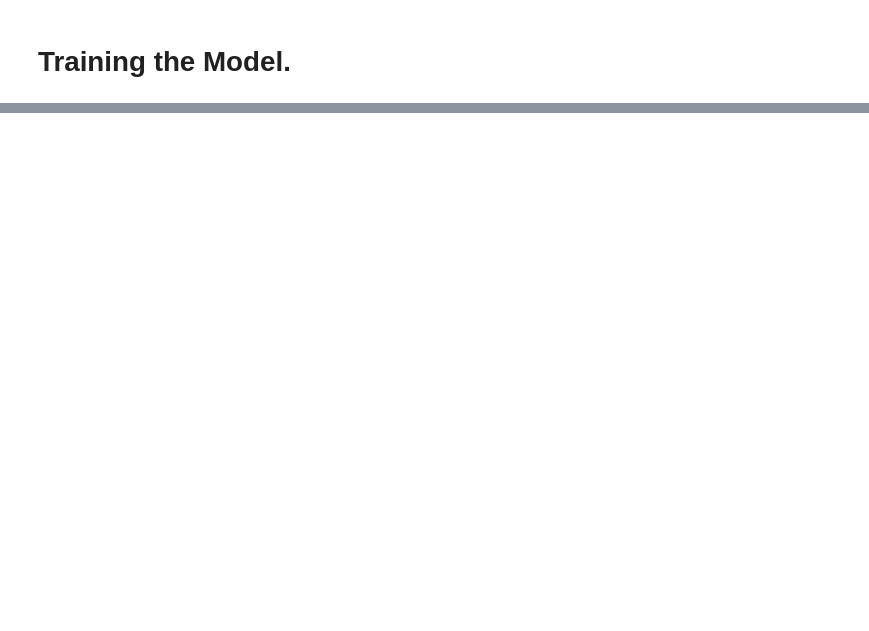
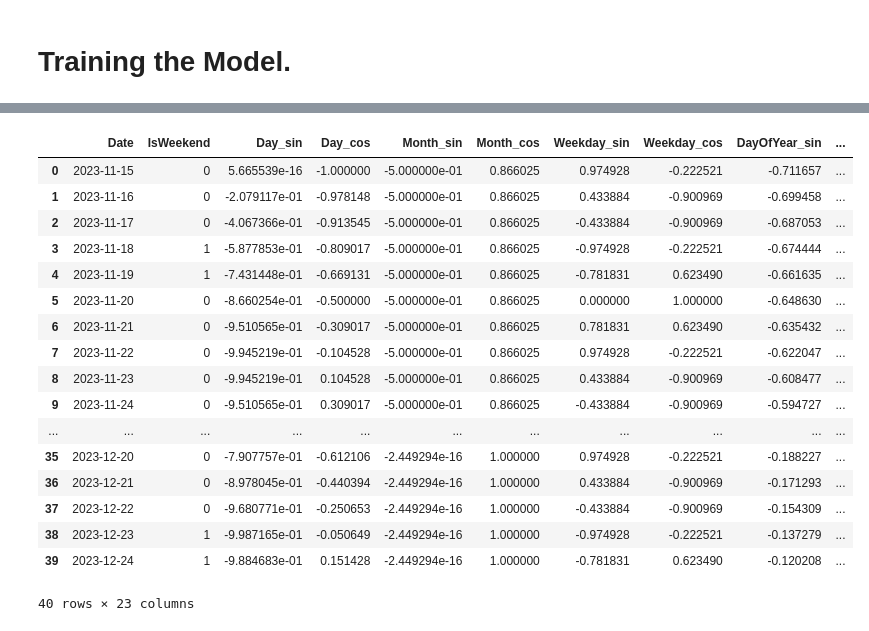
Before and after one commit to milan-roy/CDIS-Project, a Jupyter notebook: ATGL/Jupyer Notebooks/ATGL_FFNN_With_Weather_Mar_2025.ipynb, the cells around one changed output, grey strips where cells are left out. Drawn from its saved outputs; the diff is of its cells as text; code cells hidden in the pictures; blank space fills up the shorter version.

```diff
--- a/ATGL/Jupyer Notebooks/ATGL_FFNN_With_Weather_Mar_2025.ipynb
+++ b/ATGL/Jupyer Notebooks/ATGL_FFNN_With_Weather_Mar_2025.ipynb
@@ -67,14 +132,2 @@ combined_df
 # %% [markdown]
 # Training the Model.
-# %%
-features = ['Weekday','Sales_Day_1', 'Sales_Day_2', 'Sales_Day_3',
-       'Sales_Day_4', 'Sales_Day_5', 'Sales_Day_6', 'Sales_Day_7',
-       'Temp', 'Humidity', 'Rain',]
-target = 'Sales'
-
-train_size = int(0.7 * len(combined_df))  # 70% for training
-val_size = int(0.85 * len(combined_df)) # 15% for validation
-train_df, val_df, test_df = combined_df[:train_size], combined_df[train_size:val_size], combined_df[val_size:]
-
-X_train, y_train = train_df[features].values.astype('float'), train_df[target].values.astype('float')
-X_val, y_val = val_df[features].values.astype('float'), val_df[target].values.astype('float')
@@ -151,0 +263,19 @@ fig.show()
+# %%
+features = ['IsWeekend', 'Day_sin', 'Day_cos', 'Month_sin', 'Month_cos', 'Weekday_sin',
+            'Weekday_cos', 'DayOfYear_sin', 'DayOfYear_cos','Sales_MA_7','Temp','Humidity','Rain',
+            ]
+
+target = 'Sales'
+plot_graphs = False
+
+train_df, val_df, test_df = get_train_val_test_dfs(combined_df)
+model, history = model_train(train_df, val_df, features, target)
+if(plot_graphs):
+    plot_training_graphs(history)
+
+test_copy_df = test_df.copy(deep=True)
+model_test(model, test_copy_df, features, target)
+print(f"MAPE for test data: {mape(test_copy_df['Sales'], test_copy_df['Predicted_Sales'])}")
+
+if(plot_graphs):
+    plot_test_graphs(test_copy_df)
@@ -151,0 +301,27 @@ fig.show()
+# %%
+test_df['Predicted_Sales'] = np.nan
+test_df.loc[1:,'Sales_MA_7':'Sales_Day_1'] = np.nan
+test_df[['Predicted_Sales','Sales']] = test_df[['Sales','Predicted_Sales']]
+test_df = test_df.rename(columns={'Sales': 'Temp'})
+test_df = test_df.rename(columns={'Predicted_Sales': 'Sales'})
+test_df = test_df.rename(columns={'Temp': 'Predicted_Sales'})
+test_df
+# %% [output]
+|  | Date | IsWeekend | Day_sin | Day_cos | Month_sin | Month_cos | Weekday_sin | Weekday_cos | DayOfYear_sin | ... |
+| 0 | 2023-11-15 | 0 | 5.665539e-16 | -1.000000 | -5.000000e-01 | 0.866025 | 0.974928 | -0.222521 | -0.711657 | ... |
+| 1 | 2023-11-16 | 0 | -2.079117e-01 | -0.978148 | -5.000000e-01 | 0.866025 | 0.433884 | -0.900969 | -0.699458 | ... |
+| 2 | 2023-11-17 | 0 | -4.067366e-01 | -0.913545 | -5.000000e-01 | 0.866025 | -0.433884 | -0.900969 | -0.687053 | ... |
+| 3 | 2023-11-18 | 1 | -5.877853e-01 | -0.809017 | -5.000000e-01 | 0.866025 | -0.974928 | -0.222521 | -0.674444 | ... |
+| 4 | 2023-11-19 | 1 | -7.431448e-01 | -0.669131 | -5.000000e-01 | 0.866025 | -0.781831 | 0.623490 | -0.661635 | ... |
+| 5 | 2023-11-20 | 0 | -8.660254e-01 | -0.500000 | -5.000000e-01 | 0.866025 | 0.000000 | 1.000000 | -0.648630 | ... |
+| 6 | 2023-11-21 | 0 | -9.510565e-01 | -0.309017 | -5.000000e-01 | 0.866025 | 0.781831 | 0.623490 | -0.635432 | ... |
+| 7 | 2023-11-22 | 0 | -9.945219e-01 | -0.104528 | -5.000000e-01 | 0.866025 | 0.974928 | -0.222521 | -0.622047 | ... |
+| 8 | 2023-11-23 | 0 | -9.945219e-01 | 0.104528 | -5.000000e-01 | 0.866025 | 0.433884 | -0.900969 | -0.608477 | ... |
+| 9 | 2023-11-24 | 0 | -9.510565e-01 | 0.309017 | -5.000000e-01 | 0.866025 | -0.433884 | -0.900969 | -0.594727 | ... |
+| ... | ... | ... | ... | ... | ... | ... | ... | ... | ... | ... |
+| 35 | 2023-12-20 | 0 | -7.907757e-01 | -0.612106 | -2.449294e-16 | 1.000000 | 0.974928 | -0.222521 | -0.188227 | ... |
+| 36 | 2023-12-21 | 0 | -8.978045e-01 | -0.440394 | -2.449294e-16 | 1.000000 | 0.433884 | -0.900969 | -0.171293 | ... |
+| 37 | 2023-12-22 | 0 | -9.680771e-01 | -0.250653 | -2.449294e-16 | 1.000000 | -0.433884 | -0.900969 | -0.154309 | ... |
+| 38 | 2023-12-23 | 1 | -9.987165e-01 | -0.050649 | -2.449294e-16 | 1.000000 | -0.974928 | -0.222521 | -0.137279 | ... |
+| 39 | 2023-12-24 | 1 | -9.884683e-01 | 0.151428 | -2.449294e-16 | 1.000000 | -0.781831 | 0.623490 | -0.120208 | ... |
+40 rows × 23 columns
```
Also changed, not shown: parts of 12 cells of this notebook, 5 other files.
